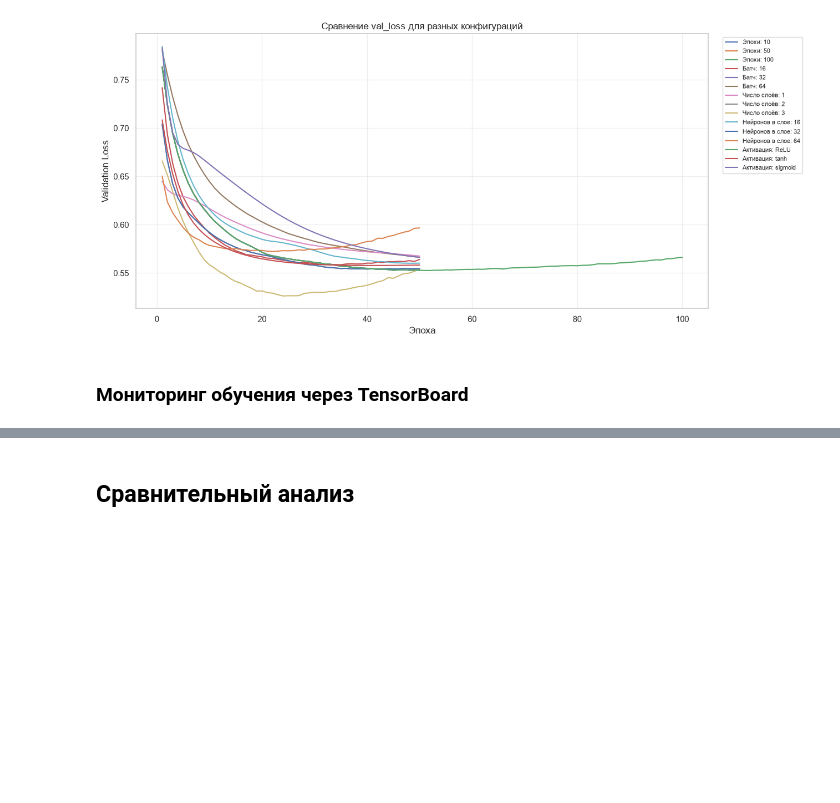
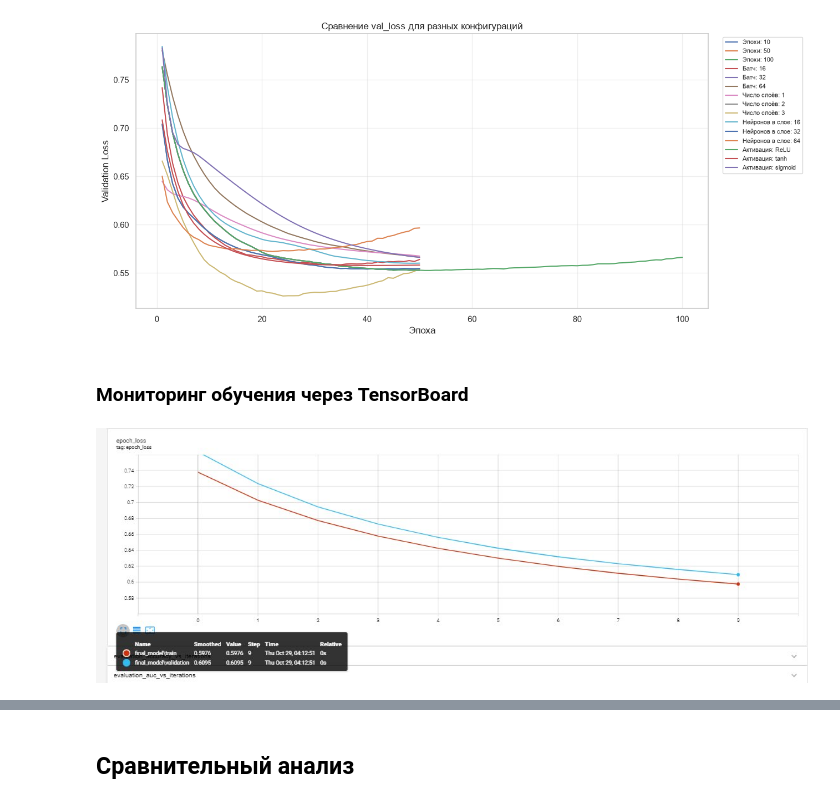
Before and after one commit to violllin/lab2_classification, a Jupyter notebook: lab2.ipynb, the cells around one changed output, grey strips where cells are left out. Drawn from its saved outputs; the diff is of its cells as text; code cells hidden in the pictures; blank space fills up the shorter version.

```diff
--- a/lab2.ipynb
+++ b/lab2.ipynb
@@ -1735,3 +1732,7 @@ plt.show()
 # %%
 %load_ext tensorboard
 %tensorboard --logdir logs/fit
+# %%
+Image('loss.png')
+# %% [output]
+[figure, added]
```
Also changed, not shown: parts of 5 cells of this notebook, 3 other files.
